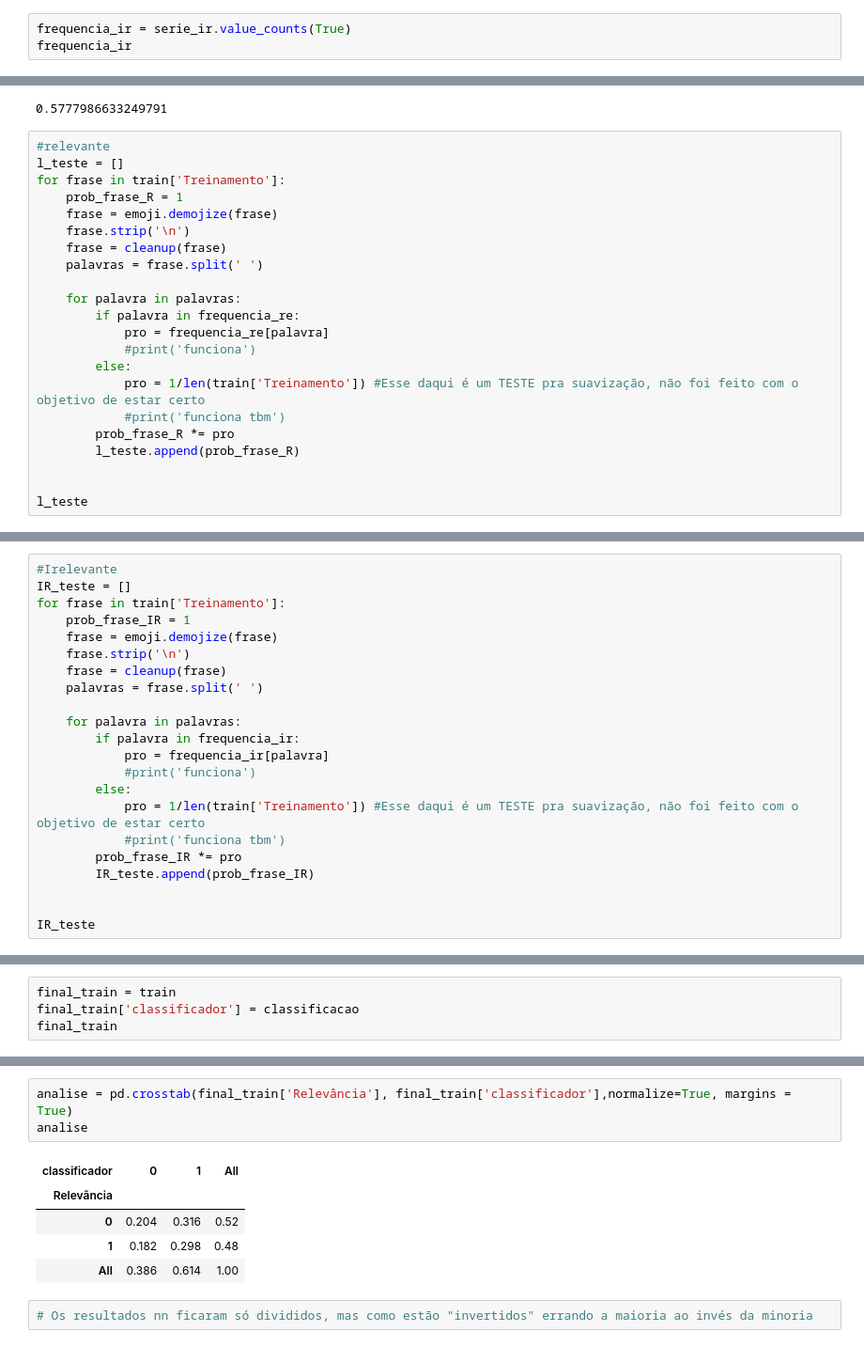
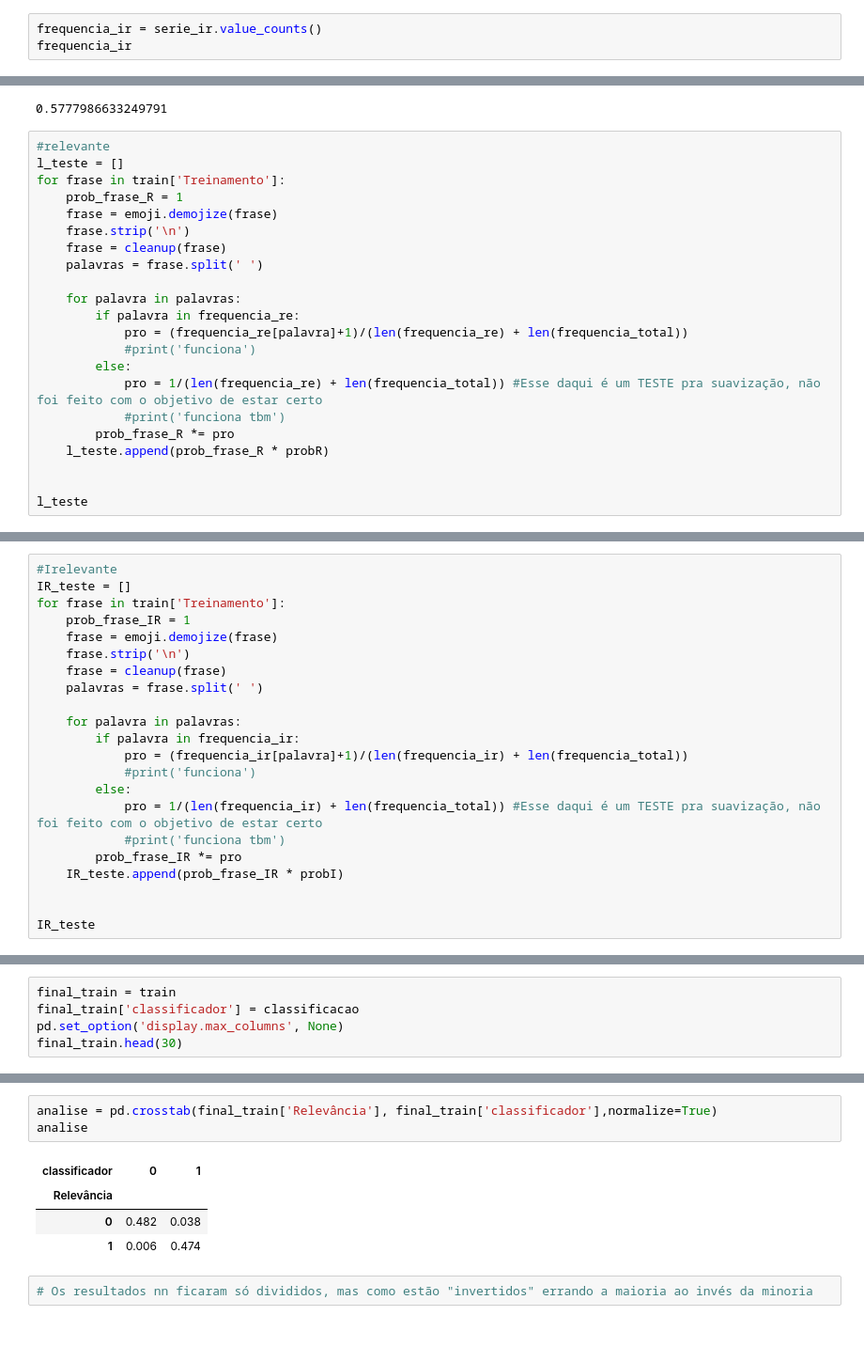
Before and after one commit to AndreBBM/Projeto-1-CDados, a Jupyter notebook: Projeto1_Layout_Classificador.ipynb, the cells around one changed output, grey strips where cells are left out. Shown at 94% size. Saved outputs shown, nothing was run; the diff lists cells and outputs as text.

```diff
--- a/Projeto1_Layout_Classificador.ipynb
+++ b/Projeto1_Layout_Classificador.ipynb
@@ -248,4 +250,4 @@ Length: 1408, dtype: float64
 # %%
-frequencia_ir = serie_ir.value_counts(True)
+frequencia_ir = serie_ir.value_counts()
 frequencia_ir
 # %% [output]
@@ -283,13 +285,13 @@ for frase in train['Treinamento']:
 
     for palavra in palavras:
         if palavra in frequencia_re:
-            pro = frequencia_re[palavra]
+            pro = (frequencia_re[palavra]+1)/(len(frequencia_re) + len(frequencia_total))
             #print('funciona')
         else:
-            pro = 1/len(train['Treinamento']) #Esse daqui é um TESTE pra suavização, não foi feito com o objetivo de estar certo
+            pro = 1/(len(frequencia_re) + len(frequencia_total)) #Esse daqui é um TESTE pra suavização, não foi feito com o objetivo de estar certo
             #print('funciona tbm')
         prob_frase_R *= pro
-        l_teste.append(prob_frase_R)
+    l_teste.append(prob_frase_R * probR)
 
 
 l_teste
@@ -323,13 +325,13 @@ for frase in train['Treinamento']:
 
     for palavra in palavras:
         if palavra in frequencia_ir:
-            pro = frequencia_ir[palavra]
+            pro = (frequencia_ir[palavra]+1)/(len(frequencia_ir) + len(frequencia_total))
             #print('funciona')
         else:
-            pro = 1/len(train['Treinamento']) #Esse daqui é um TESTE pra suavização, não foi feito com o objetivo de estar certo
+            pro = 1/(len(frequencia_ir) + len(frequencia_total)) #Esse daqui é um TESTE pra suavização, não foi feito com o objetivo de estar certo
             #print('funciona tbm')
         prob_frase_IR *= pro
-        IR_teste.append(prob_frase_IR)
+    IR_teste.append(prob_frase_IR * probI)
 
 
 IR_teste
@@ -386,7 +388,8 @@ classificacao
 # %%
 final_train = train
 final_train['classificador'] = classificacao
-final_train
+pd.set_option('display.max_columns', None)
+final_train.head(30)
 # %% [output]
 |  | Treinamento | Relevância | classificador |
 | 0 | nao aguento mais jogar league of ... | 1 | 1 |
@@ -409,13 +412,12 @@ final_train['classificador'].value_counts()
 Name: classificador, dtype: int64
 # %%
-analise = pd.crosstab(final_train['Relevância'], final_train['classificador'],normalize=True, margins = True)
+analise = pd.crosstab(final_train['Relevância'], final_train['classificador'],normalize=True)
 analise
 # %% [output]
-| classificador | 0 | 1 | All |
-| Relevância |  |  |  |
-| 0 | 0.204 | 0.316 | 0.52 |
-| 1 | 0.182 | 0.298 | 0.48 |
-| All | 0.386 | 0.614 | 1.00 |
+| classificador | 0 | 1 |
+| Relevância |  |  |
+| 0 | 0.482 | 0.038 |
+| 1 | 0.006 | 0.474 |
 # %%
 # Os resultados nn ficaram só divididos, mas como estão "invertidos" errando a maioria ao invés da minoria
 # %% [markdown]
```
Also changed, not shown: parts of 9 cells of this notebook.
